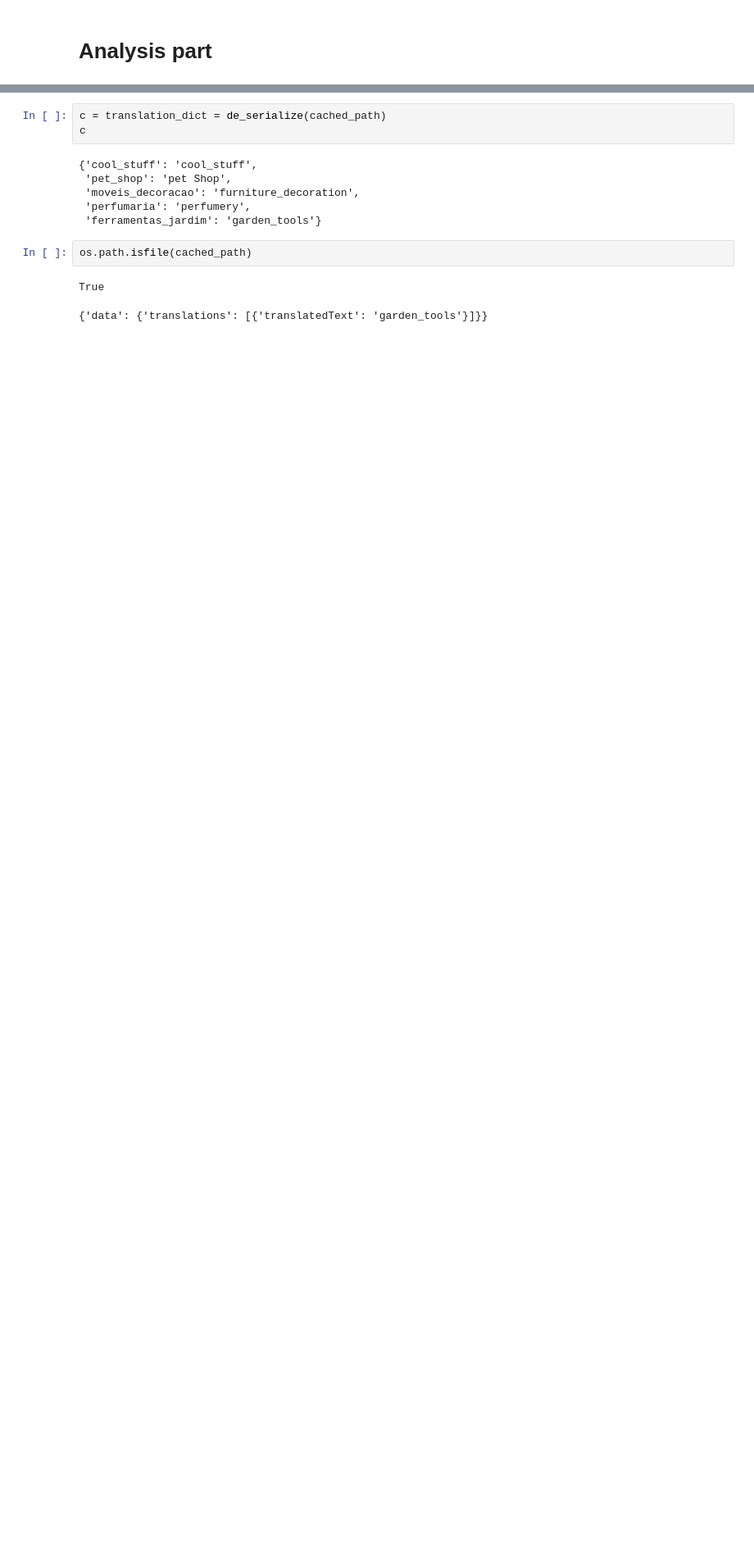
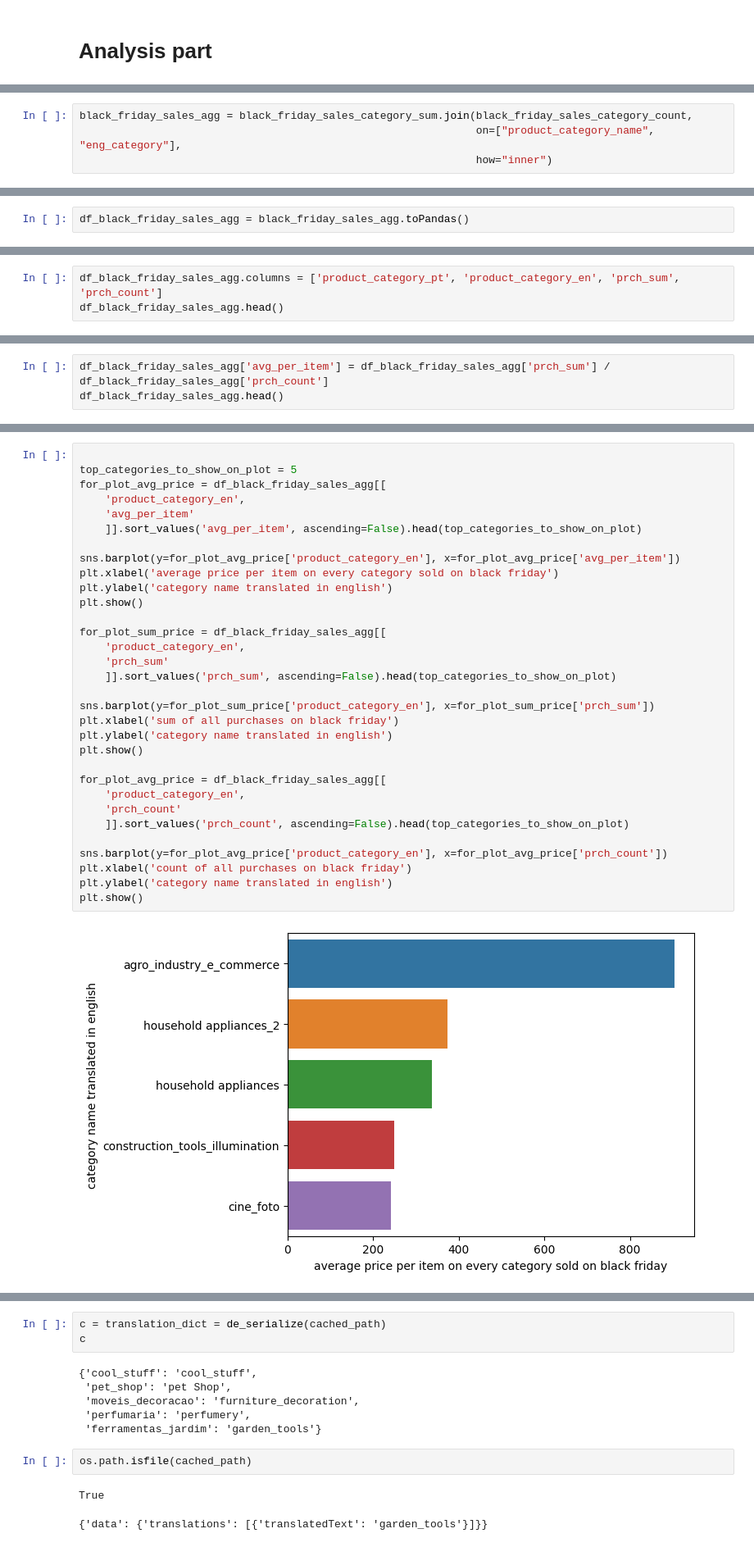
Before and after one commit to MaratJilikbaev/brazilian_e_commerce, a Jupyter notebook: research/goal_realization.ipynb, the cells around one changed output, grey strips where cells are left out. Shown at 82% size. Drawn from its saved outputs; the diff is of its cells as text; blank space fills up the shorter version.

```diff
--- a/research/goal_realization.ipynb
+++ b/research/goal_realization.ipynb
@@ -540,0 +698,4 @@ print(df_orders_plus.shape)
+# %%
+black_friday_sales_agg = black_friday_sales_category_sum.join(black_friday_sales_category_count,
+                                                              on=["product_category_name", "eng_category"],
+                                                              how="inner")
@@ -540,0 +704,2 @@ print(df_orders_plus.shape)
+# %%
+df_black_friday_sales_agg = black_friday_sales_agg.toPandas()
@@ -540,0 +752,3 @@ print(df_orders_plus.shape)
+# %%
+df_black_friday_sales_agg.columns = ['product_category_pt', 'product_category_en', 'prch_sum', 'prch_count']
+df_black_friday_sales_agg.head()
@@ -540,0 +764,3 @@ print(df_orders_plus.shape)
+# %%
+df_black_friday_sales_agg['avg_per_item'] = df_black_friday_sales_agg['prch_sum'] / df_black_friday_sales_agg['prch_count']
+df_black_friday_sales_agg.head()
@@ -540,0 +776,34 @@ print(df_orders_plus.shape)
+# %%
+
+top_categories_to_show_on_plot = 5
+for_plot_avg_price = df_black_friday_sales_agg[[
+    'product_category_en',
+    'avg_per_item'
+    ]].sort_values('avg_per_item', ascending=False).head(top_categories_to_show_on_plot)
+
+sns.barplot(y=for_plot_avg_price['product_category_en'], x=for_plot_avg_price['avg_per_item'])
+plt.xlabel('average price per item on every category sold on black friday')
+plt.ylabel('category name translated in english')
+plt.show()
+
+for_plot_sum_price = df_black_friday_sales_agg[[
+    'product_category_en',
+    'prch_sum'
+    ]].sort_values('prch_sum', ascending=False).head(top_categories_to_show_on_plot)
+
+sns.barplot(y=for_plot_sum_price['product_category_en'], x=for_plot_sum_price['prch_sum'])
+plt.xlabel('sum of all purchases on black friday')
+plt.ylabel('category name translated in english')
+plt.show()
+
+for_plot_avg_price = df_black_friday_sales_agg[[
+    'product_category_en',
+    'prch_count'
+    ]].sort_values('prch_count', ascending=False).head(top_categories_to_show_on_plot)
+
+sns.barplot(y=for_plot_avg_price['product_category_en'], x=for_plot_avg_price['prch_count'])
+plt.xlabel('count of all purchases on black friday')
+plt.ylabel('category name translated in english')
+plt.show()
+# %% [output]
+[figure, added]
```
Also changed, not shown: parts of 44 cells of this notebook.
